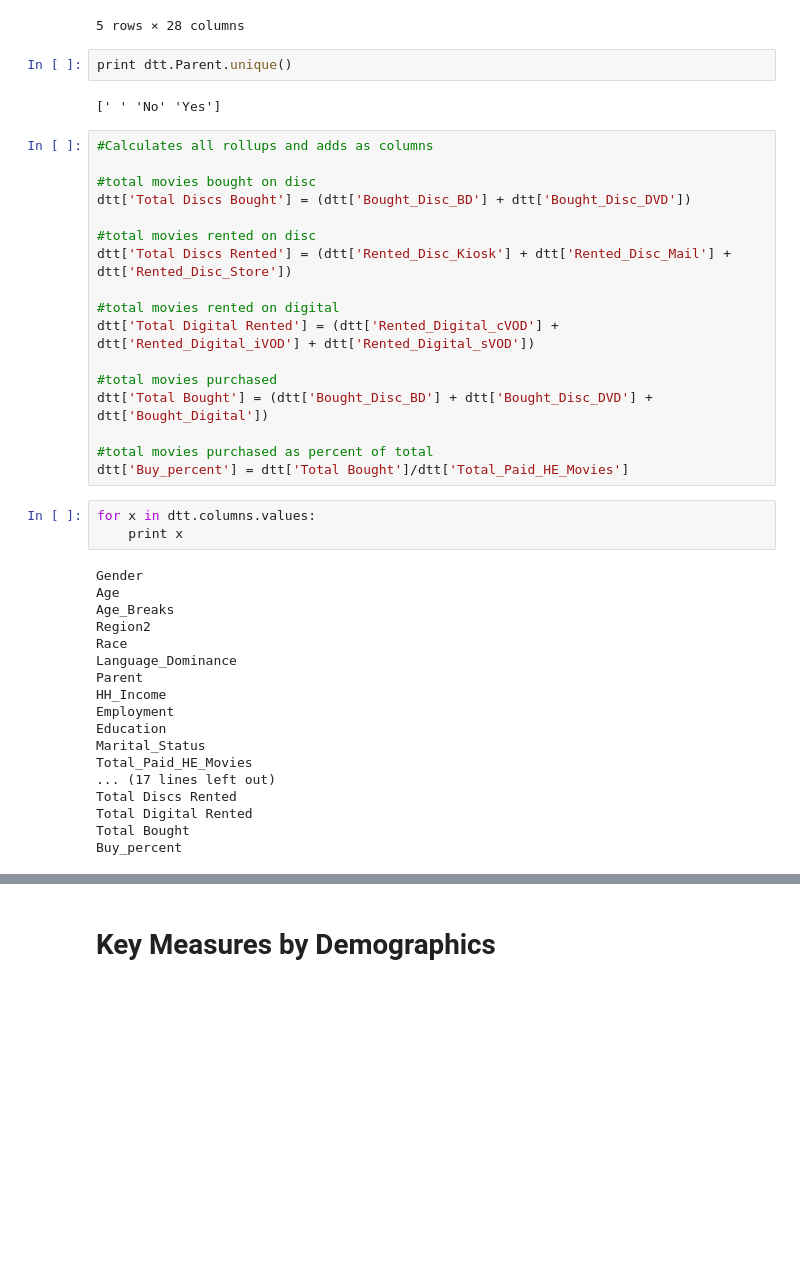
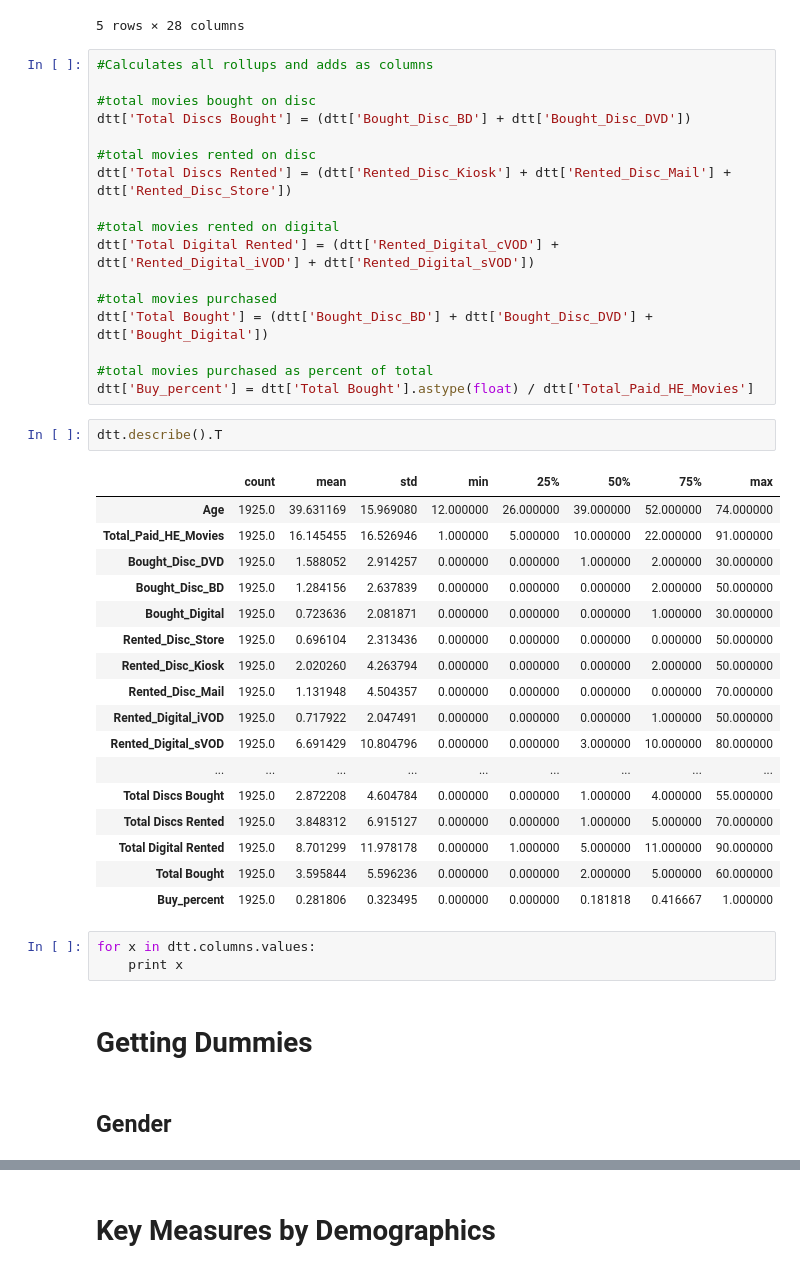
Before and after one commit to anne1987/Data_Science_AAR_2.0, a Jupyter notebook: projects/AAR_final-project/Project Notebook v2.ipynb, the cells around one changed output, grey strips where cells are left out. Cells and saved outputs as stored; diff of their text form; blank space fills up the shorter version.

```diff
--- a/projects/AAR_final-project/Project Notebook v2.ipynb
+++ b/projects/AAR_final-project/Project Notebook v2.ipynb
@@ -26,10 +26,6 @@ dtt.head()
 | 171 | Female | 18 | 18-24 | Northeast | White |  |  | 1 - < $20K | 2 - Part time | ... |
 | 174 | Female | 54 | 45-54 | South | White |  | No | 1 - < $20K | 4 - Not employed | ... |
 5 rows × 28 columns
-# %%
-print dtt.Parent.unique()
-# %% [output]
-[' ' 'No' 'Yes']
 # %%
 #Calculates all rollups and adds as columns
 
@@ -46,25 +42,31 @@ dtt['Total Digital Rented'] = (dtt['Rented_Digital_cVOD'] + dtt['Rented_Digital_
 dtt['Total Bought'] = (dtt['Bought_Disc_BD'] + dtt['Bought_Disc_DVD'] + dtt['Bought_Digital'])
 
 #total movies purchased as percent of total
-dtt['Buy_percent'] = dtt['Total Bought']/dtt['Total_Paid_HE_Movies']
+dtt['Buy_percent'] = dtt['Total Bought'].astype(float) / dtt['Total_Paid_HE_Movies']
+# %%
+dtt.describe().T
+# %% [output]
+|  | count | mean | std | min | 25% | 50% | 75% | max |
+| Age | 1925.0 | 39.631169 | 15.969080 | 12.000000 | 26.000000 | 39.000000 | 52.000000 | 74.000000 |
+| Total_Paid_HE_Movies | 1925.0 | 16.145455 | 16.526946 | 1.000000 | 5.000000 | 10.000000 | 22.000000 | 91.000000 |
+| Bought_Disc_DVD | 1925.0 | 1.588052 | 2.914257 | 0.000000 | 0.000000 | 1.000000 | 2.000000 | 30.000000 |
+| Bought_Disc_BD | 1925.0 | 1.284156 | 2.637839 | 0.000000 | 0.000000 | 0.000000 | 2.000000 | 50.000000 |
+| Bought_Digital | 1925.0 | 0.723636 | 2.081871 | 0.000000 | 0.000000 | 0.000000 | 1.000000 | 30.000000 |
+| Rented_Disc_Store | 1925.0 | 0.696104 | 2.313436 | 0.000000 | 0.000000 | 0.000000 | 0.000000 | 50.000000 |
+| Rented_Disc_Kiosk | 1925.0 | 2.020260 | 4.263794 | 0.000000 | 0.000000 | 0.000000 | 2.000000 | 50.000000 |
+| Rented_Disc_Mail | 1925.0 | 1.131948 | 4.504357 | 0.000000 | 0.000000 | 0.000000 | 0.000000 | 70.000000 |
+| Rented_Digital_iVOD | 1925.0 | 0.717922 | 2.047491 | 0.000000 | 0.000000 | 0.000000 | 1.000000 | 50.000000 |
+| Rented_Digital_sVOD | 1925.0 | 6.691429 | 10.804796 | 0.000000 | 0.000000 | 3.000000 | 10.000000 | 80.000000 |
+| ... | ... | ... | ... | ... | ... | ... | ... | ... |
+| Total Discs Bought | 1925.0 | 2.872208 | 4.604784 | 0.000000 | 0.000000 | 1.000000 | 4.000000 | 55.000000 |
+| Total Discs Rented | 1925.0 | 3.848312 | 6.915127 | 0.000000 | 0.000000 | 1.000000 | 5.000000 | 70.000000 |
+| Total Digital Rented | 1925.0 | 8.701299 | 11.978178 | 0.000000 | 1.000000 | 5.000000 | 11.000000 | 90.000000 |
+| Total Bought | 1925.0 | 3.595844 | 5.596236 | 0.000000 | 0.000000 | 2.000000 | 5.000000 | 60.000000 |
+| Buy_percent | 1925.0 | 0.281806 | 0.323495 | 0.000000 | 0.000000 | 0.181818 | 0.416667 | 1.000000 |
 # %%
 for x in dtt.columns.values:
     print x
-# %% [output]
-Gender
-Age
-Age_Breaks
-Region2
-Race
-Language_Dominance
-Parent
-HH_Income
-Employment
-Education
-Marital_Status
-Total_Paid_HE_Movies
-... (17 lines left out)
-Total Discs Rented
-Total Digital Rented
-Total Bought
-Buy_percent
+# %% [markdown]
+# Getting Dummies
+# %% [markdown]
+## Gender
```
Also changed, not shown: parts of 91 cells of this notebook, 2 other files.
